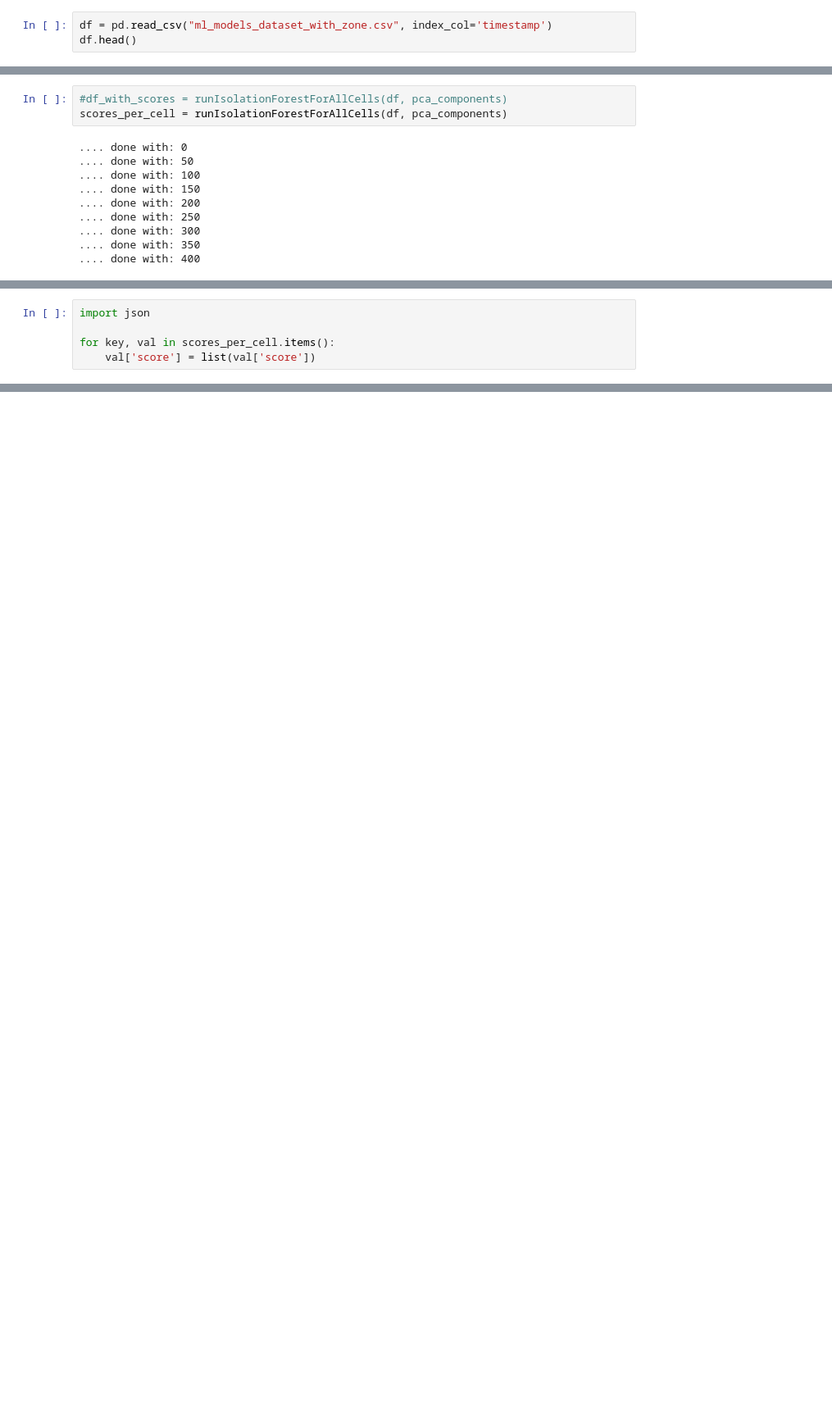
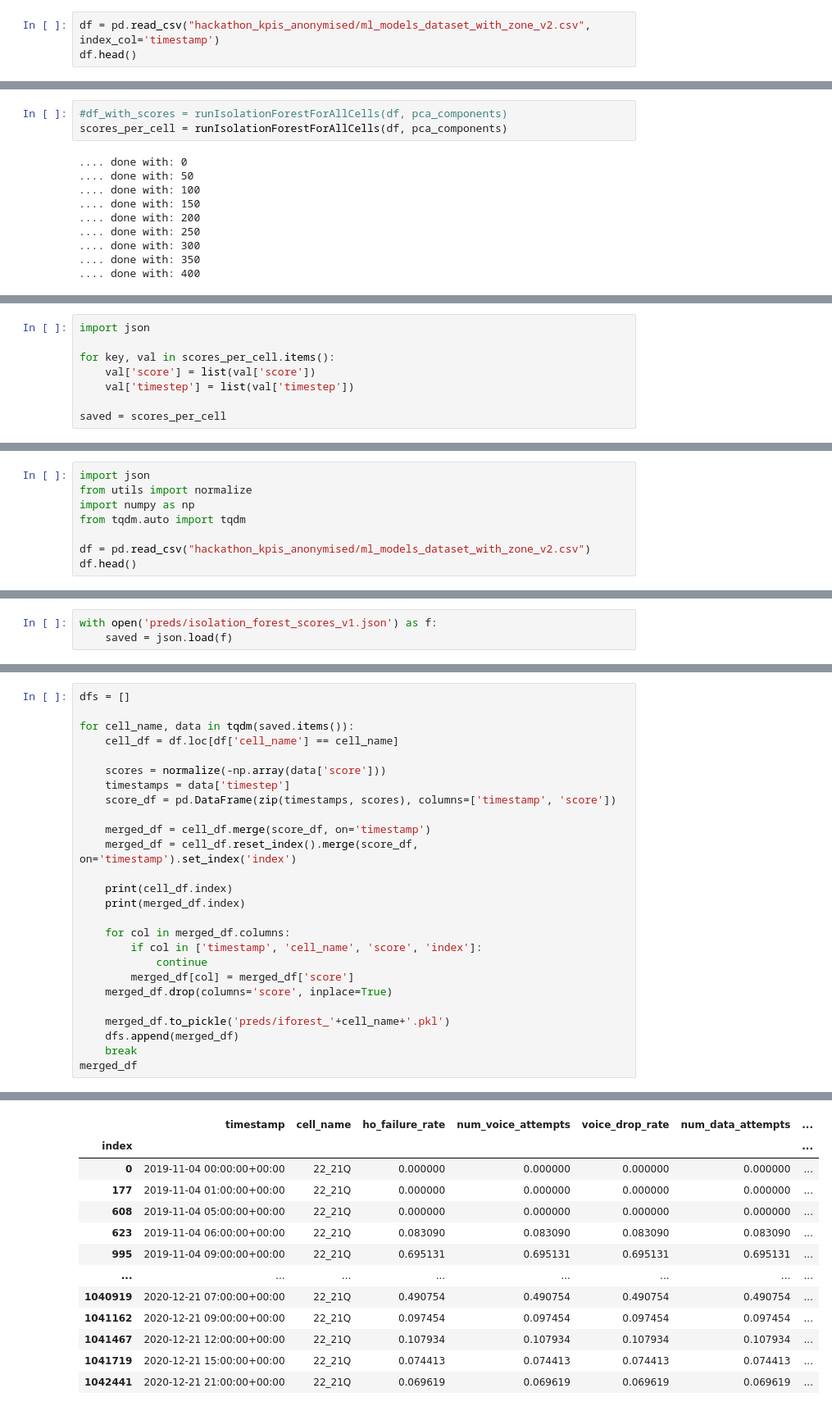
Before and after one commit to dilawarm/brain-cogito-hackathon-2021, a Jupyter notebook: IsolationForest_v2.ipynb, the cells around one changed output, grey strips where cells are left out. Shown at 82% size. Drawn from its saved outputs; the diff is of its cells as text; blank space fills up the shorter version.

```diff
--- a/IsolationForest_v2.ipynb
+++ b/IsolationForest_v2.ipynb
@@ -9,7 +9,7 @@ from sklearn.ensemble import IsolationForest
 # constants
 pca_components = 8  # I used 8 for a dataset with 14 features
 # %%
-df = pd.read_csv("ml_models_dataset_with_zone.csv", index_col='timestamp')
+df = pd.read_csv("hackathon_kpis_anonymised/ml_models_dataset_with_zone_v2.csv", index_col='timestamp')
 df.head()
 # %% [output]
 |  | cell_name | ho_failure_rate | num_voice_attempts | voice_drop_rate | num_data_attempts | ... |
@@ -104,4 +102,7 @@ import json
 
 for key, val in scores_per_cell.items():
     val['score'] = list(val['score'])
+    val['timestep'] = list(val['timestep'])
+
+saved = scores_per_cell
 # %%
@@ -111,0 +113,8 @@ TypeError: Object of type Index is not JSON serializable
+# %%
+import json
+from utils import normalize
+import numpy as np
+from tqdm.auto import tqdm
+
+df = pd.read_csv("hackathon_kpis_anonymised/ml_models_dataset_with_zone_v2.csv")
+df.head()
@@ -111,0 +129,3 @@ TypeError: Object of type Index is not JSON serializable
+# %%
+with open('preds/isolation_forest_scores_v1.json') as f:
+    saved = json.load(f)
@@ -111,0 +136,27 @@ TypeError: Object of type Index is not JSON serializable
+# %%
+dfs = []
+
+for cell_name, data in tqdm(saved.items()):
+    cell_df = df.loc[df['cell_name'] == cell_name]
+
+    scores = normalize(-np.array(data['score']))
+    timestamps = data['timestep']
+    score_df = pd.DataFrame(zip(timestamps, scores), columns=['timestamp', 'score'])
+
+    merged_df = cell_df.merge(score_df, on='timestamp')
+    merged_df = cell_df.reset_index().merge(score_df, on='timestamp').set_index('index')
+
+    print(cell_df.index)
+    print(merged_df.index)
+
+    for col in merged_df.columns:
+        if col in ['timestamp', 'cell_name', 'score', 'index']:
+            continue
+        merged_df[col] = merged_df['score']
+    merged_df.drop(columns='score', inplace=True)
+
+    merged_df.to_pickle('preds/iforest_'+cell_name+'.pkl')
+    dfs.append(merged_df)
+    break
+merged_df
+# %% [output]
@@ -111,0 +175,13 @@ TypeError: Object of type Index is not JSON serializable
+|  | timestamp | cell_name | ho_failure_rate | num_voice_attempts | voice_drop_rate | num_data_attempts | ... |
+| index |  |  |  |  |  |  | ... |
+| 0 | 2019-11-04 00:00:00+00:00 | 22_21Q | 0.000000 | 0.000000 | 0.000000 | 0.000000 | ... |
+| 177 | 2019-11-04 01:00:00+00:00 | 22_21Q | 0.000000 | 0.000000 | 0.000000 | 0.000000 | ... |
+| 608 | 2019-11-04 05:00:00+00:00 | 22_21Q | 0.000000 | 0.000000 | 0.000000 | 0.000000 | ... |
+| 623 | 2019-11-04 06:00:00+00:00 | 22_21Q | 0.083090 | 0.083090 | 0.083090 | 0.083090 | ... |
+| 995 | 2019-11-04 09:00:00+00:00 | 22_21Q | 0.695131 | 0.695131 | 0.695131 | 0.695131 | ... |
+| ... | ... | ... | ... | ... | ... | ... | ... |
+| 1040919 | 2020-12-21 07:00:00+00:00 | 22_21Q | 0.490754 | 0.490754 | 0.490754 | 0.490754 | ... |
+| 1041162 | 2020-12-21 09:00:00+00:00 | 22_21Q | 0.097454 | 0.097454 | 0.097454 | 0.097454 | ... |
+| 1041467 | 2020-12-21 12:00:00+00:00 | 22_21Q | 0.107934 | 0.107934 | 0.107934 | 0.107934 | ... |
+| 1041719 | 2020-12-21 15:00:00+00:00 | 22_21Q | 0.074413 | 0.074413 | 0.074413 | 0.074413 | ... |
+| 1042441 | 2020-12-21 21:00:00+00:00 | 22_21Q | 0.069619 | 0.069619 | 0.069619 | 0.069619 | ... |
```
Also changed, not shown: parts of 9 cells of this notebook, 2 other files.
